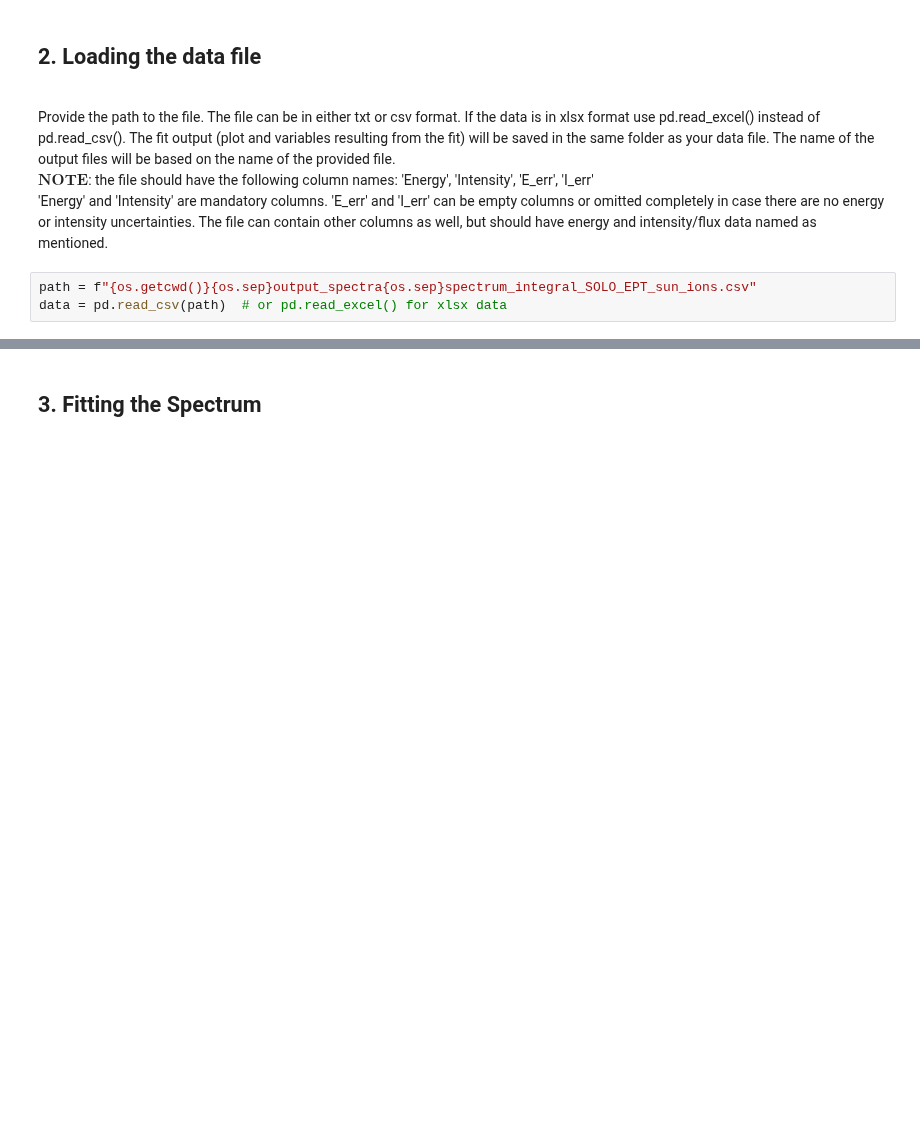
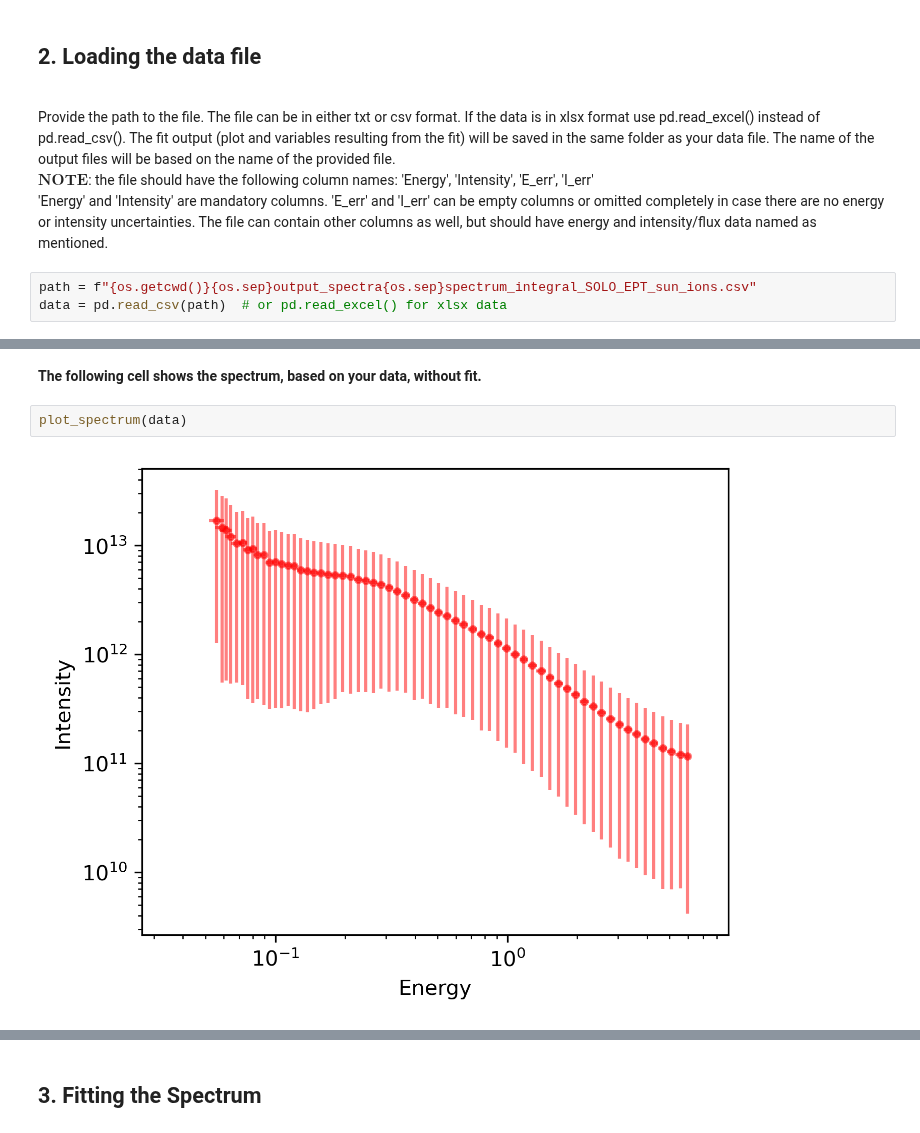
Before and after one commit to soler-he/sep_tools, a Jupyter notebook: SEP_Fit-Spectra.ipynb, the cells around one changed output, grey strips where cells are left out. Drawn from its saved outputs; the diff is of its cells as text; blank space fills up the shorter version.

```diff
--- a/SEP_Fit-Spectra.ipynb
+++ b/SEP_Fit-Spectra.ipynb
@@ -40,0 +65,6 @@ data = pd.read_csv(path)  # or pd.read_excel() for xlsx data
+# %% [markdown]
+**The following cell shows the spectrum, based on your data, without fit.**
+# %%
+plot_spectrum(data)
+# %% [output]
+[figure, added]
```
Also changed, not shown: parts of 21 cells of this notebook, 3 other files.
